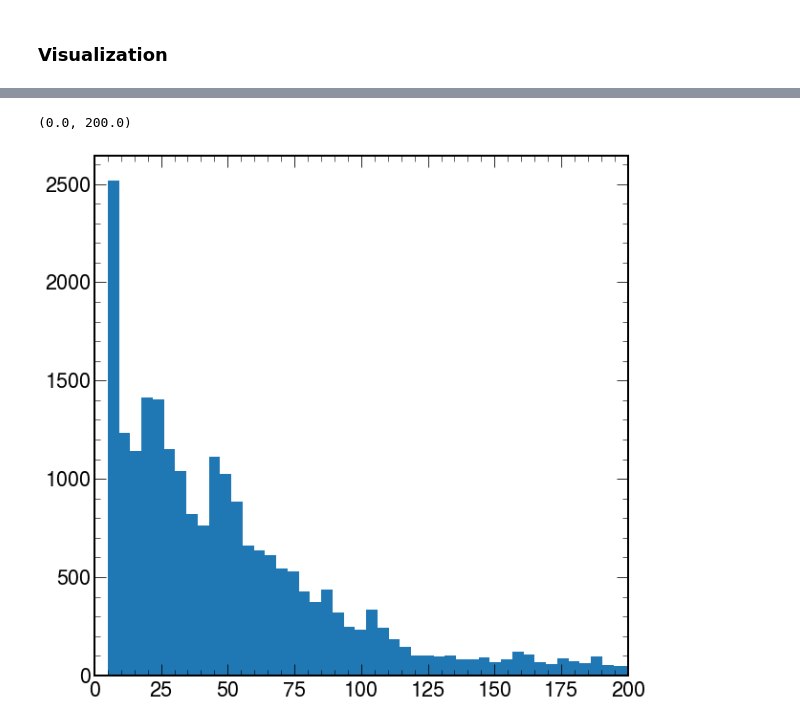
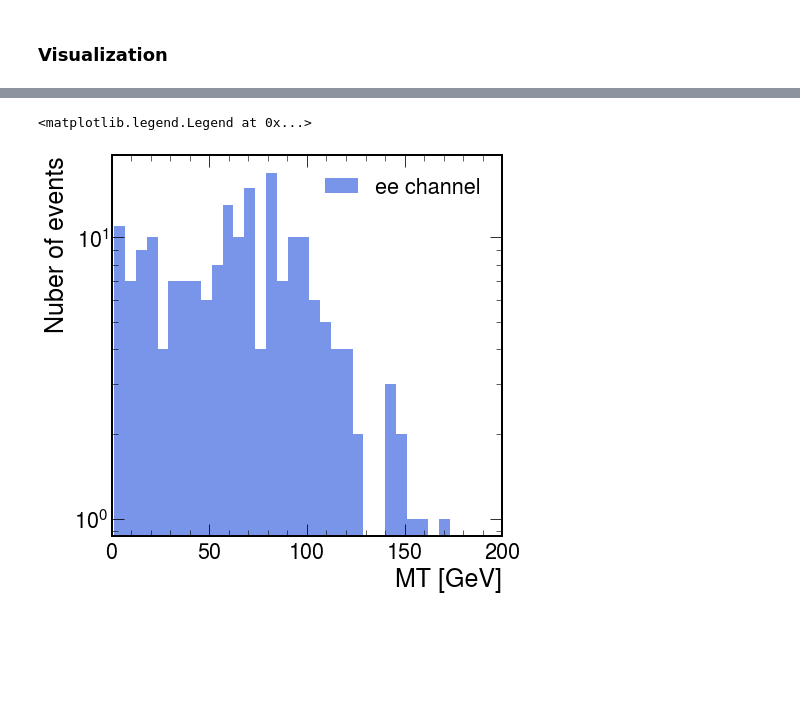
Before and after one commit to ico1036/WVA_study, a Jupyter notebook: Nano_AOD_Analysis/Coffea/WZG_ANal.ipynb, the cells around one changed output, grey strips where cells are left out. Drawn from its saved outputs; the diff is of its cells as text; code cells hidden in the pictures; blank space fills up the shorter version.

```diff
--- a/Nano_AOD_Analysis/Coffea/WZG_ANal.ipynb
+++ b/Nano_AOD_Analysis/Coffea/WZG_ANal.ipynb
@@ -204,3 +180,4 @@ Ele_channel_events = events[Event_mask]
 # %%
 Ele = Ele_channel_events.Electron
 Pho = Ele_channel_events.Photon
+Met = Ele_channel_events.MET
@@ -268,0 +277,13 @@ Mee.shape
+# %%
+## -- W MT
+
+# 1) Events that pass ossf_zmaas_check
+MET_T = TVector2Array.from_polar(MET_OSSF.pt, MET_OSSF.phi)
+ELE_T = TVector2Array.from_polar(Triplet.i1.pt, Triplet.i1.phi)
+mT =  np.sqrt( 2*Triplet.i1.pt.sum() * MET_OSSF.pt * ( 1 - np.cos(MET_T.delta_phi(ELE_T.sum()))))
+mT.shape
+
+# 2) Events that pass the same sign check
+#MET_T = TVector2Array.from_polar(MET_SSVeto.pt, MET_SSVeto.phi)
+#ELE_T = TVector2Array.from_polar(Tri_ele.i1.pt, Tri_ele.i1.phi)
+#mT_loose =  np.sqrt( 2*Tri_ele.i1.pt.sum() * MET_SSVeto.pt * ( 1 - np.cos(MET_T.delta_phi(ELE_T.sum()))))
@@ -296,7 +310,12 @@ plt.xlim([0,200])
-# %%
-plt.close
-plt.hist(Electron.pt.content,bins=200)
-plt.xlim([0,200])
-# %% [output]
-(0.0, 200.0)
-[figure, removed]
+# %%
+plt.close()
+plt.figure(figsize=(7, 7))
+plt.hist(mT,bins=50,color='royalblue',alpha=0.7,label='ee channel')
+plt.xlim(0,200)
+plt.xlabel('MT [GeV]',fontsize=25)
+plt.ylabel('Nuber of events',fontsize=25)
+plt.yscale('log')
+plt.legend()
+# %% [output]
+<matplotlib.legend.Legend at 0x...>
+[figure, added]
```
Also changed, not shown: parts of 39 cells of this notebook.
